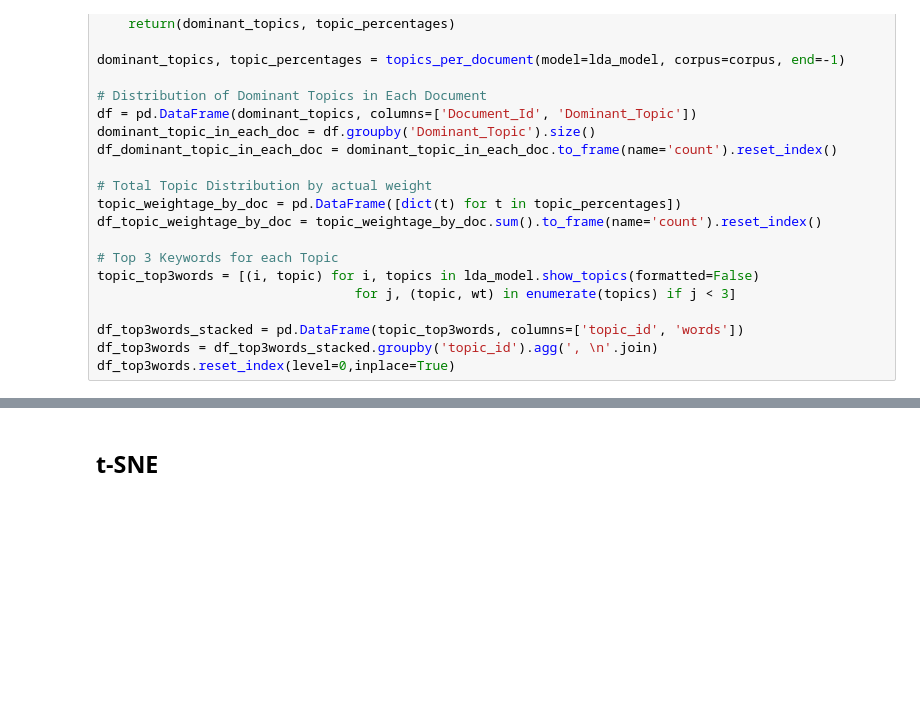
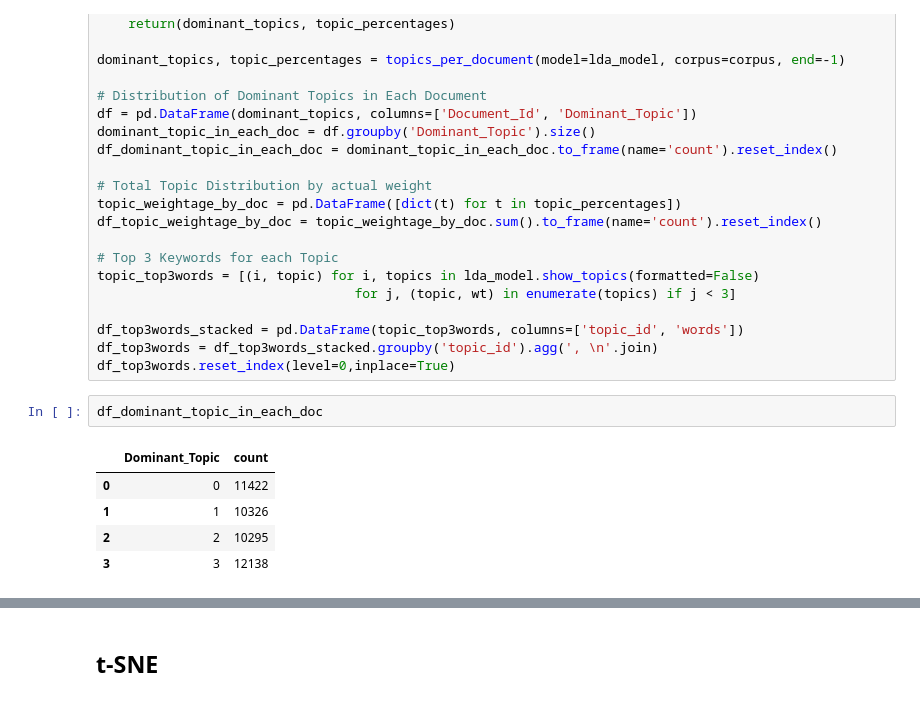
Before and after one commit to subhadarship/text-clustering, a Jupyter notebook: topic_modeling_big.ipynb, the cells around one changed output, grey strips where cells are left out. Drawn from its saved outputs; the diff is of its cells as text; blank space fills up the shorter version.

```diff
--- a/topic_modeling_big.ipynb
+++ b/topic_modeling_big.ipynb
@@ -483,3 +483,11 @@ topic_top3words = [(i, topic) for i, topics in lda_model.show_topics(formatted=F
 df_top3words_stacked = pd.DataFrame(topic_top3words, columns=['topic_id', 'words'])
 df_top3words = df_top3words_stacked.groupby('topic_id').agg(', \n'.join)
 df_top3words.reset_index(level=0,inplace=True)
+# %%
+df_dominant_topic_in_each_doc
+# %% [output]
+|  | Dominant_Topic | count |
+| 0 | 0 | 11422 |
+| 1 | 1 | 10326 |
+| 2 | 2 | 10295 |
+| 3 | 3 | 12138 |
```
Also changed, not shown: parts of 3 cells of this notebook.
